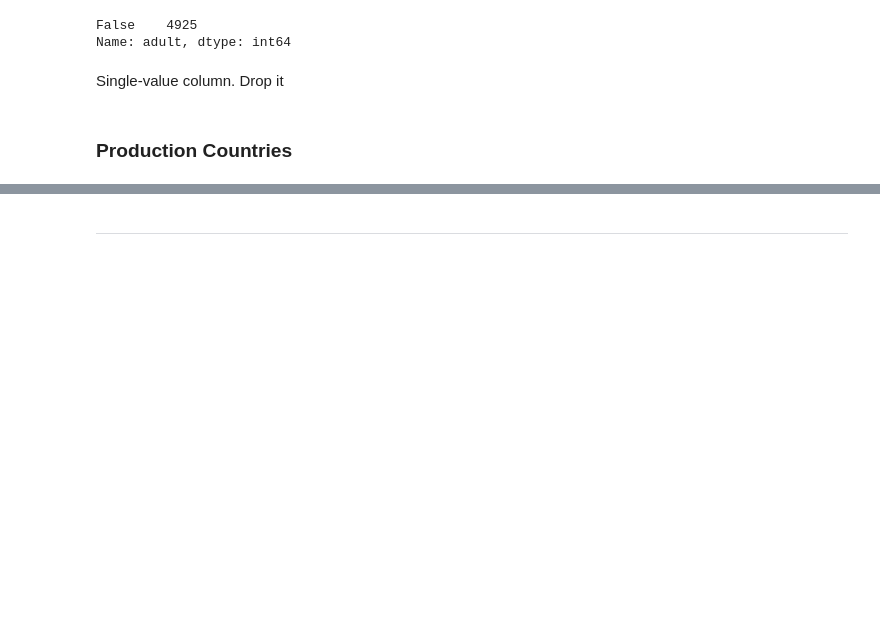
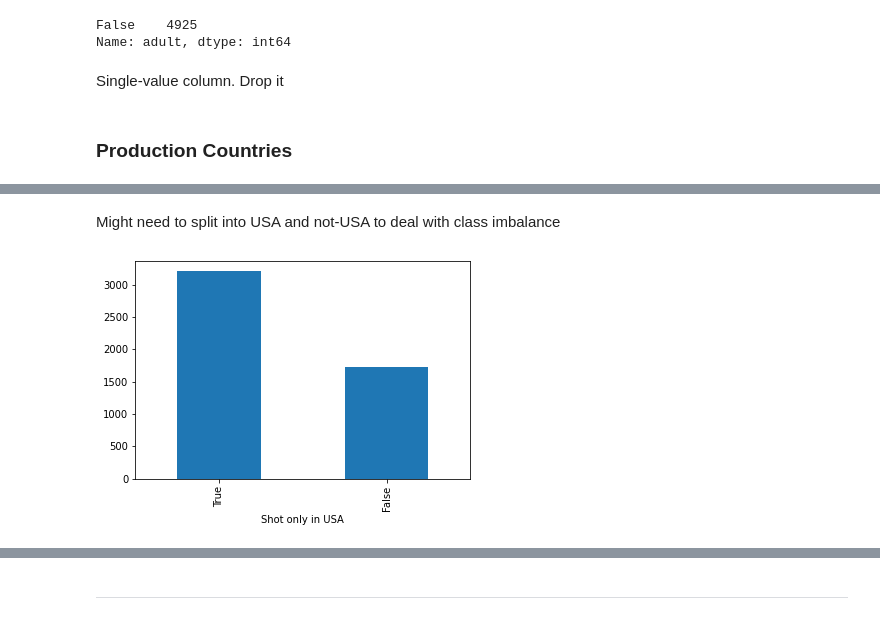
Before and after one commit to boscacci/IMdB-Regression, a Jupyter notebook: src/Good_Film_Bad_Film.ipynb, the cells around one changed output, grey strips where cells are left out. Drawn from its saved outputs; the diff is of its cells as text; code cells hidden in the pictures; blank space fills up the shorter version.

```diff
--- a/src/Good_Film_Bad_Film.ipynb
+++ b/src/Good_Film_Bad_Film.ipynb
@@ -683,0 +538,19 @@ Turns out 2.82% of production countries are missing
+# %%
+def fill_with_USA(country_set):
+    return {"United States of America"} if country_set == {} else country_set
+# %%
+df_no_adult["production_countries"] = df_no_adult.production_countries.apply(fill_with_USA)
+# %%
+df_filled_USA = df_no_adult.copy()
+del df_no_adult
+# %% [markdown]
+Might need to split into USA and not-USA to deal with class imbalance
+# %%
+def usa_or_not(country_set):
+    return True if country_set=={"United States of America"} else False
+# %%
+ax = df_filled_USA.production_countries.apply(usa_or_not).value_counts().plot(kind='bar')
+ax.set_xlabel("Shot only in USA")
+del ax
+# %% [output]
+[figure, added]
```
Also changed, not shown: parts of 154 cells of this notebook, 2 other files.
